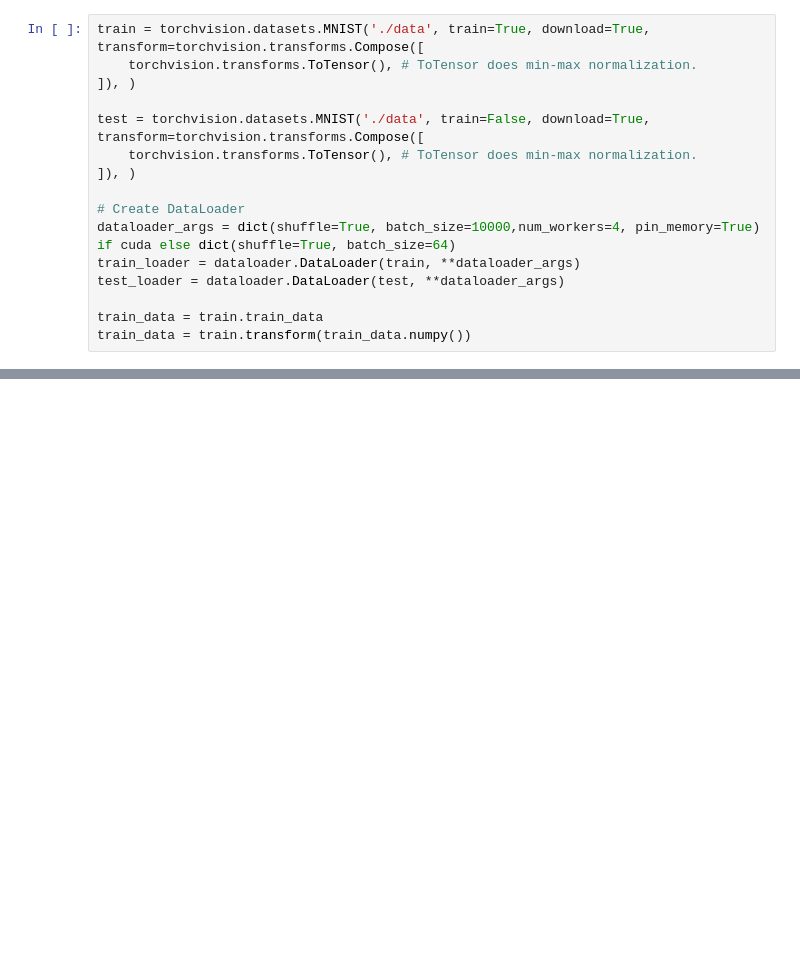
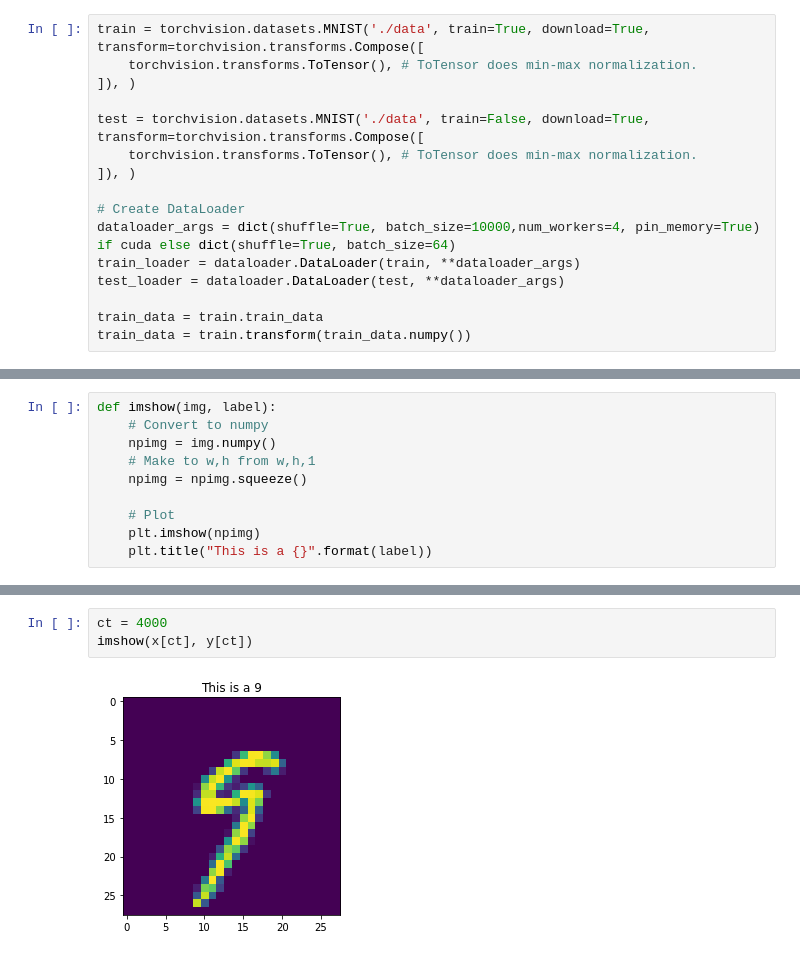
Before and after one commit to hasibzunair/learn-pytorch, a Jupyter notebook: nbs/mnist.ipynb, the cells around one changed output, grey strips where cells are left out. Saved outputs shown, nothing was run; the diff lists cells and outputs as text; blank space fills up the shorter version.

```diff
--- a/nbs/mnist.ipynb
+++ b/nbs/mnist.ipynb
@@ -44,0 +69,10 @@ train_data = train.transform(train_data.numpy())
+# %%
+def imshow(img, label):
+    # Convert to numpy
+    npimg = img.numpy()
+    # Make to w,h from w,h,1
+    npimg = npimg.squeeze()
+
+    # Plot
+    plt.imshow(npimg)
+    plt.title("This is a {}".format(label))
@@ -45,3 +89,8 @@ train_data = train.transform(train_data.numpy())
+# %%
+ct = 4000
+imshow(x[ct], y[ct])
+# %% [output]
+[figure, added]
 # %%
 class Model(nn.Module):
     def __init__(self):
```
Also changed, not shown: parts of 16 cells of this notebook.
